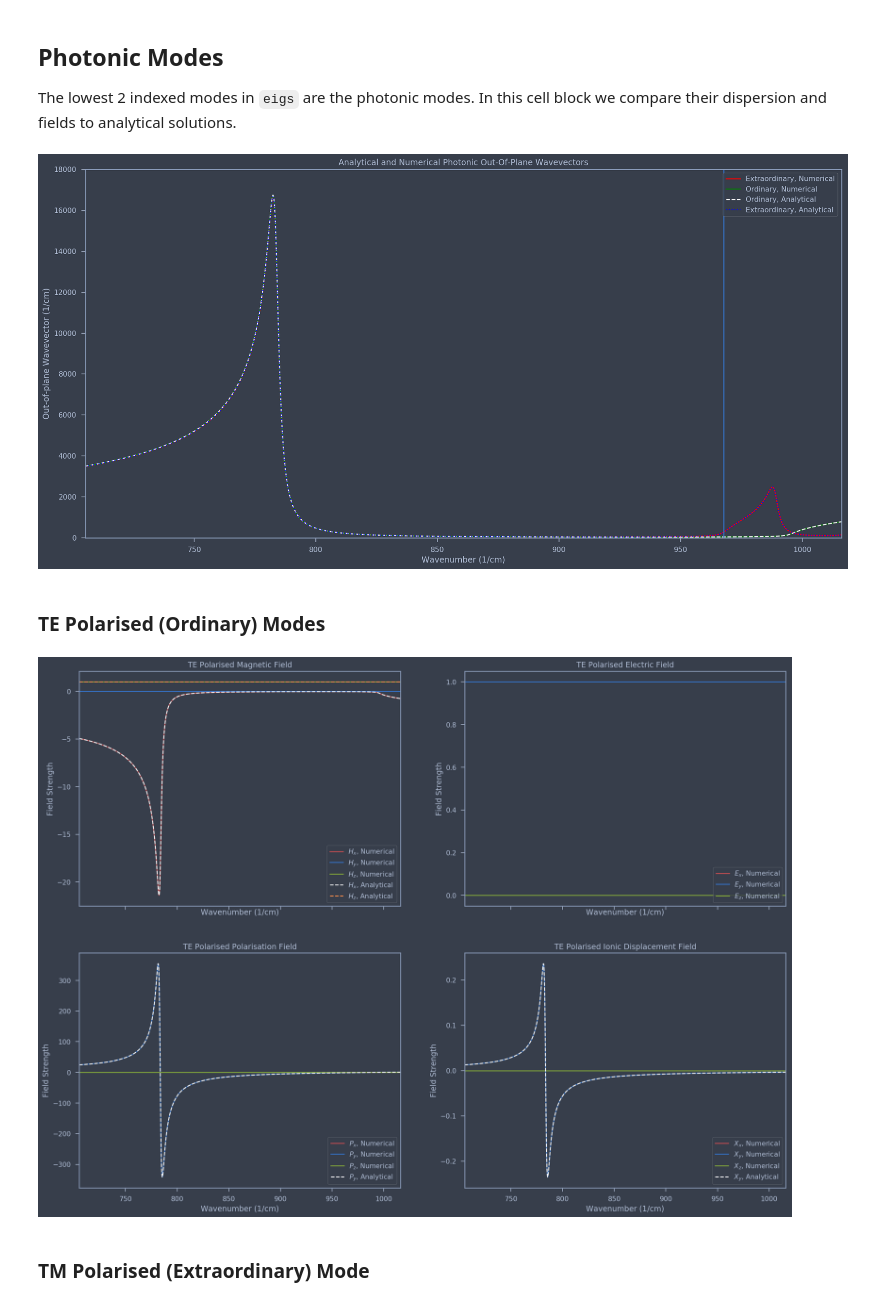
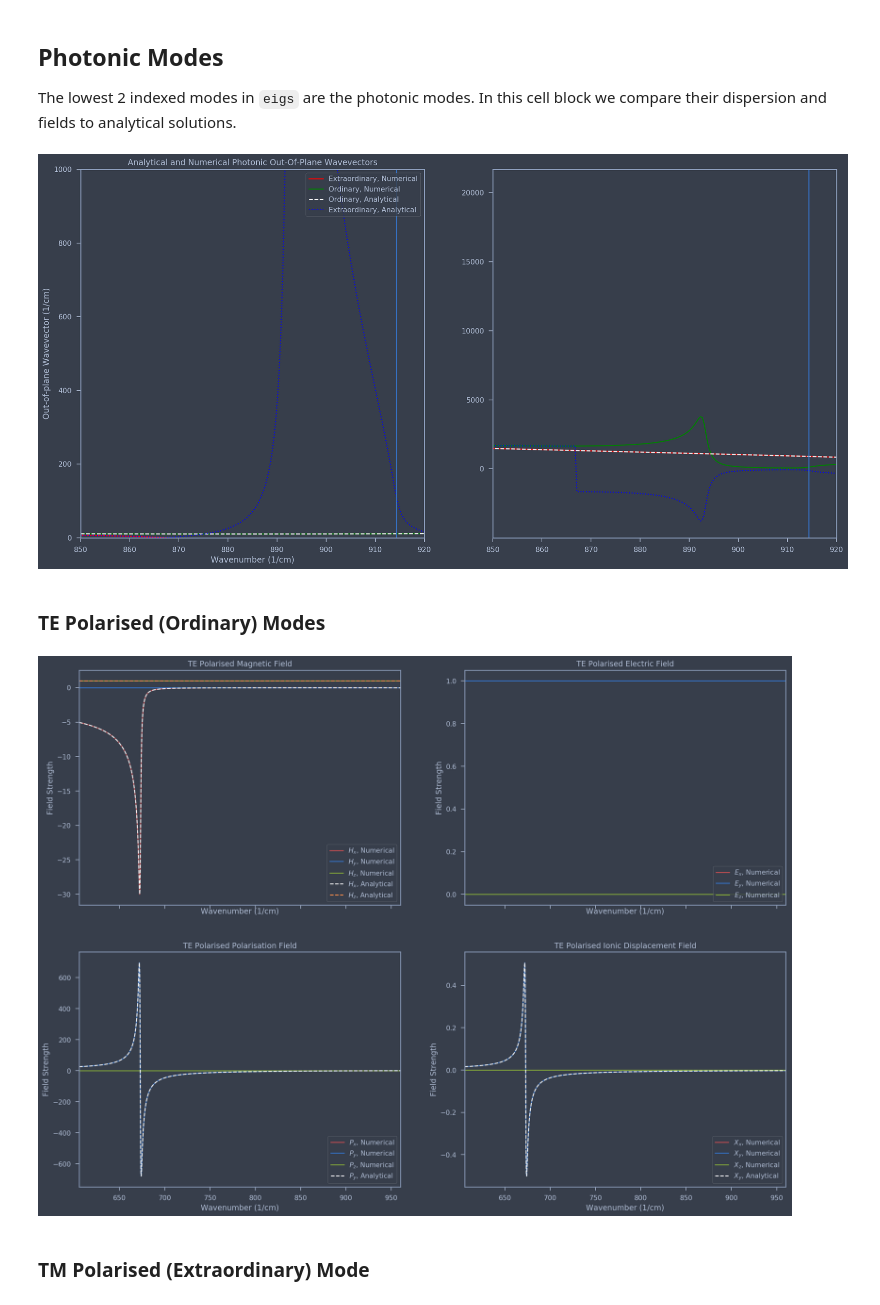
Before and after one commit to SDeLiberato/Nonlocal_SMMs, a Jupyter notebook: Dispersion and Fields.ipynb, the cells around one changed output. Saved outputs shown, nothing was run; the diff lists cells and outputs as text; code cells hidden in the pictures.

```diff
--- a/Dispersion and Fields.ipynb
+++ b/Dispersion and Fields.ipynb
@@ -27,47 +27,57 @@ import seaborn as sns
 The autoreload extension is already loaded. To reload it, use:
   %reload_ext autoreload
 # %%
-props = properties('SiC4H') # Loads the material properties, in this case for 4H-SiC
+props = properties('AlN') # Loads the material properties, in this case for 4H-SiC
 
 kx = np.linspace(500, 740, 4) # Creates a dummy array for kx, unused in this case
 wn = np.linspace(0.9*props['wto_pe'], 1.05*props['wlo_pe'], 1000) # Sets a wavenumber range to probe over
 
-mat1 = Media('SiC4H', props, wn) # Creates an instand of the Media class
+angle = 80
+mat1 = Media('AlN', props, wn, ang=angle) # Creates an instand of the Media class
 
-angle = 80
-eigs, vecs = layer_dispersion(wn, 'SiC4H', ang=angle)
+# eigs, vecs = layer_dispersion(wn, 'SiC4H', ang=angle)
 
-results = field_gen(wn, eigs, vecs[:,5:,:], 'SiC4H', ang=angle)
+eigs, vecs = mat1._eigs, mat1._vecs
+results = mat1._fields
+# results = field_gen(wn, eigs, vecs[:,5:,:], 'SiC4H', ang=angle)
 # %% [markdown]
 ## Photonic Modes
 The lowest 2 indexed modes in `eigs` are the photonic modes. In this cell block we compare their dispersion and fields to analytical solutions.
 # %%
 def alpha_o(kx, wn, mat):
     # Returns the out-of-plane wavevector for the ordinary mode in material mat
     return np.sqrt(wn**2*mat._eps[:,1,1] - kx**2)
 
 def alpha_e(kx, wn, mat):
     # Returns the out-of-plane wavevector for the extraordinary mode in material mat
     return np.sqrt(wn**2*mat._eps[:,0,0] - kx**2*mat._eps[:,0,0]/mat._eps[:,2,2])
 
 af = np.sin(angle*np.pi/180) # Sets the angular factor to use in the analytical calculation
 
-fig, (ax1) = plt.subplots(figsize=(20, 10))
+fig, (ax1, ax2) = plt.subplots(figsize=(20, 10), ncols=2, sharex=True)
 
 ax1.plot(wn, (wn*eigs[:,1].real), color='red',linestyle='solid', label='Extraordinary, Numerical')
 ax1.plot(wn, (wn*eigs[:,0].real), color='green',linestyle='solid', label='Ordinary, Numerical')
 ax1.plot(wn, alpha_o(af*wn, wn, mat1).real, color='white',linestyle='dashed', label='Ordinary, Analytical')
 ax1.plot(wn, alpha_e(af*wn, wn, mat1).real, color='blue',linestyle='dotted', label='Extraordinary, Analytical')
 ax1.axvline(mat1._wlo_pe)
-ax1.set_xlim(min(wn), max(wn))
-ax1.set_ylim(0, 18000)
+# ax1.set_xlim(min(wn), max(wn))
+ax1.set_xlim(850, 920)
+ax1.set_ylim(0, 1000)
 ax1.set_xlabel('Wavenumber (1/cm)')
 ax1.set_ylabel('Out-of-plane Wavevector (1/cm)')
 ax1.set_title('Analytical and Numerical Photonic Out-Of-Plane Wavevectors')
 ax1.legend(loc='upper right')
+
+ax2.plot(wn, (wn*eigs[:,0].imag), color='red',linestyle='solid', label='Extraordinary, Numerical')
+ax2.plot(wn, (wn*eigs[:,1].imag), color='green',linestyle='solid', label='Ordinary, Numerical')
+ax2.plot(wn, alpha_o(af*wn, wn, mat1).imag, color='white',linestyle='dashed', label='Ordinary, Analytical')
+ax2.plot(wn, alpha_e(af*wn, wn, mat1).imag, color='blue',linestyle='dotted', label='Extraordinary, Analytical')
+ax2.axvline(mat1._wlo_pe)
+# ax2.set_ylim(0, 18000)
 plt.show()
 # %% [output]
-[figure, old version]
+[figure, new version]
 # %% [markdown]
 ### TE Polarised (Ordinary) Modes
 # %%
@@ -120,7 +130,7 @@ ax4.set_title('TE Polarised Ionic Displacement Field')
 
 plt.show()
 # %% [output]
-[figure, old version]
+[figure, new version]
 # %% [markdown]
 ### TM Polarised (Extraordinary) Mode
 # %%
```
Also changed, not shown: parts of 6 cells of this notebook.
